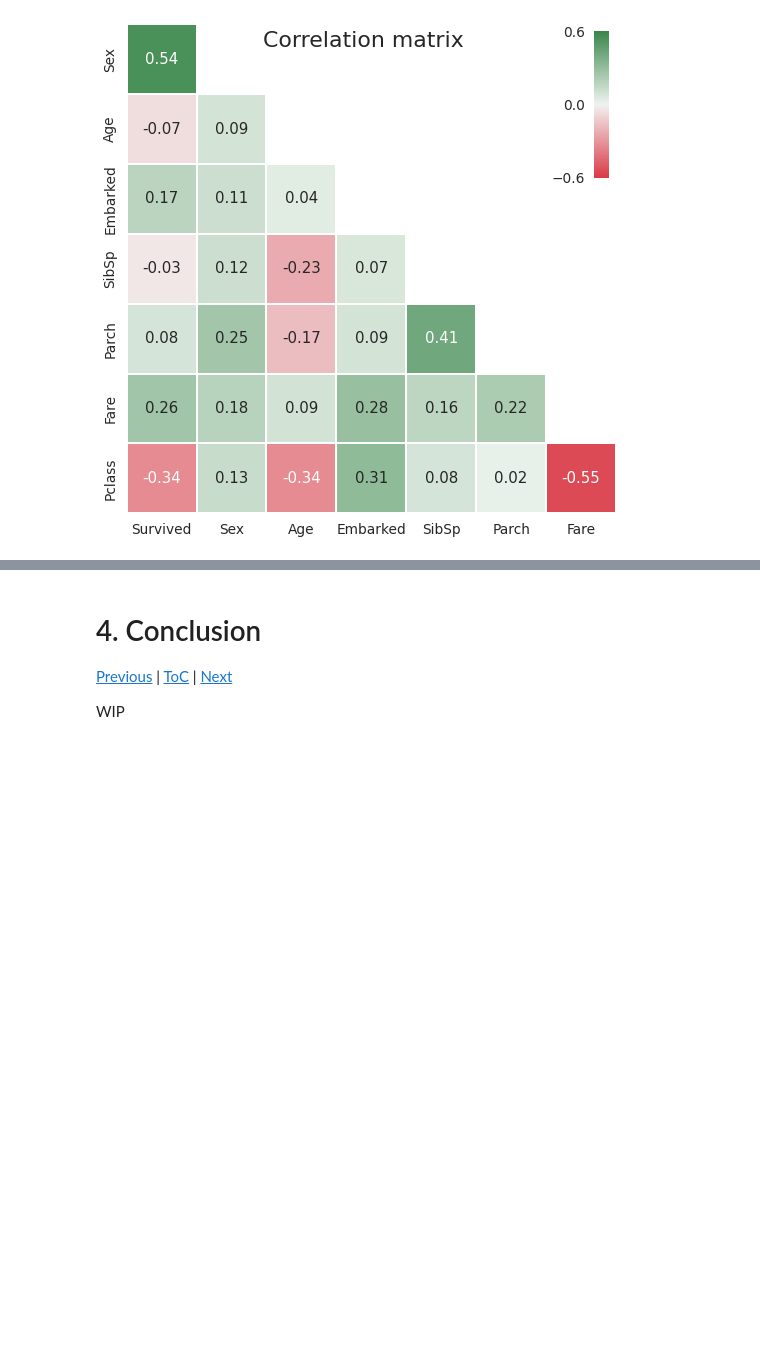
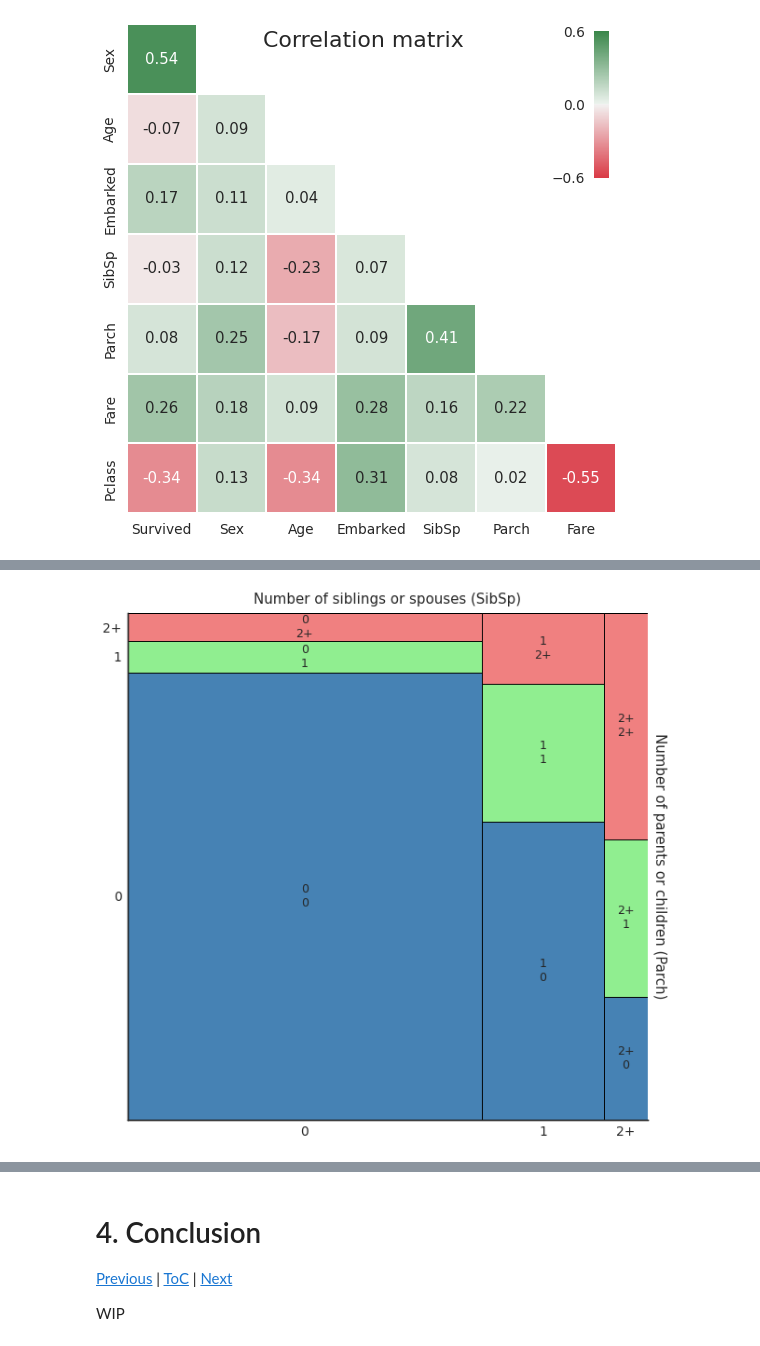
Before and after one commit to BPRateiro/Kaggle-competitions, a Jupyter notebook: titanic-eda-and-prediction.ipynb, the cells around one changed output, grey strips where cells are left out. Drawn from its saved outputs; the diff is of its cells as text; code cells hidden in the pictures; blank space fills up the shorter version.

```diff
--- a/titanic-eda-and-prediction.ipynb
+++ b/titanic-eda-and-prediction.ipynb
@@ -698,3 +786,58 @@ categorical_vs_continuous_plot()
+# %%
+def mosaic_plot(feature_a, feature_b, threshold=2):
+    "Create a mosaic plot for two discrete features and consider a threshold to aggregate infrequent data"
+
+    def aggregate_infrequent(value):
+        'Create aggregated feature from a numerical feature'
+
+        if value >= threshold:
+            return str(threshold) + '+'
+        return str(value)
+
+    # Aggregate features according to threshold
+    for feature in [feature_a, feature_b]:
+        train[feature + '_x'] = train[feature].apply(aggregate_infrequent)
+
+    def rectangle_properties(rectangle):
+        "Set colors according to y labels"
+
+        if rectangle[1] == '0':
+            color = 'steelblue'
+        elif rectangle[1] == '1':
+            color = 'lightgreen'
+        else:
+            color = 'lightcoral'
+
+        return {
+            'facecolor': color,
+            'linewidth': 1,
+            'edgecolor': 'k',
+        }
+
+    # Create mosaic plot
+    fig, rects = mosaic(
+        data = train.sort_values([feature_a, feature_b]),
+        index = [feature_a+'_x', feature_b+'_x'],
+        gap = 0,
+        properties = rectangle_properties,
+    )
+    # Figure parameters
+    fig.set_size_inches(10, 10, forward=True)
+    fig.axes[0].tick_params(
+        left = False,
+        bottom = False,
+        pad = 0,
+    )
+    # Label text and position
+    ax = fig.axes[0]
+    ax.set_xlabel(settings[feature_a][0], labelpad=10)
+    ax.xaxis.set_label_position('top')
+    ax.set_ylabel(settings[feature_b][0], rotation=270, labelpad=20)
+    ax.yaxis.set_label_position('right')
+
+mosaic_plot('SibSp', 'Parch')
+# %% [output]
+[figure, added]
 # %% [markdown]
 <a id="3"></a>
 # 3. Data modeling
```
Also changed, not shown: parts of 13 cells of this notebook.
